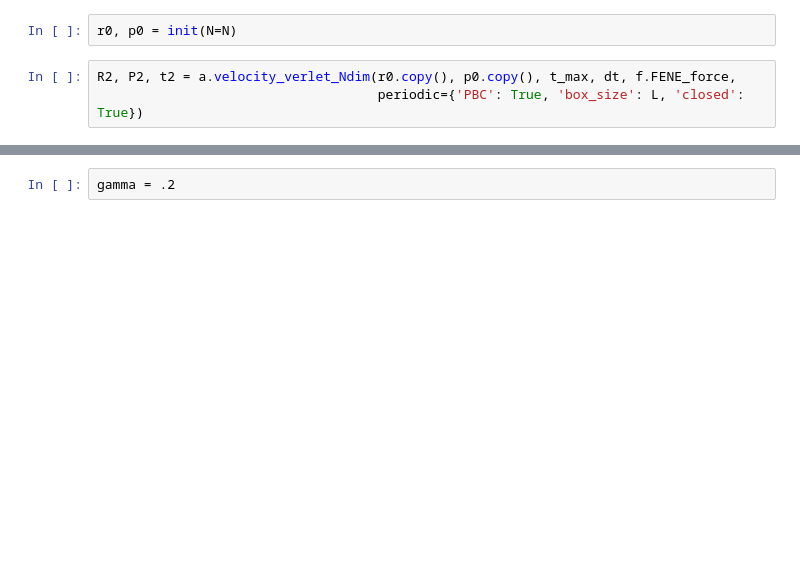
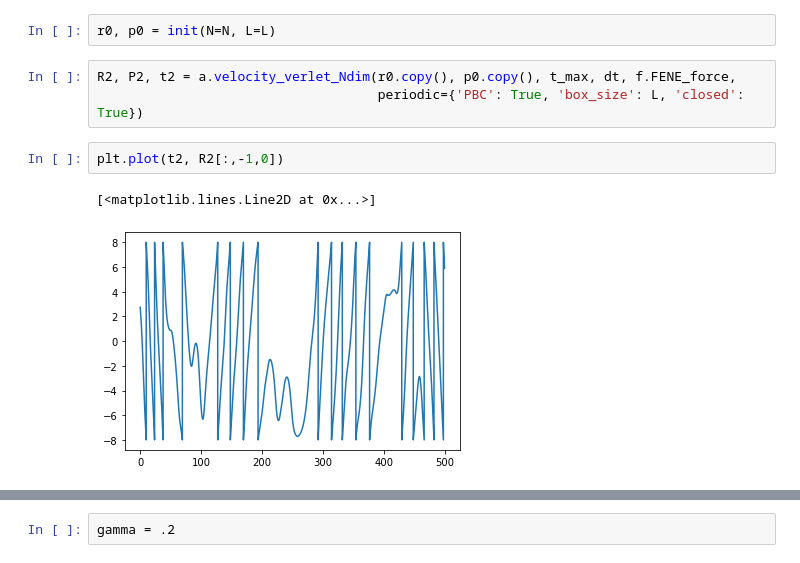
Before and after one commit to e-richter/molecular_simulations, a Jupyter notebook: exam-2.ipynb, the cells around one changed output, grey strips where cells are left out. Drawn from its saved outputs; the diff is of its cells as text; blank space fills up the shorter version.

```diff
--- a/exam-2.ipynb
+++ b/exam-2.ipynb
@@ -85,5 +110,10 @@ L = N*rmax / 3.
 # %%
-r0, p0 = init(N=N)
+r0, p0 = init(N=N, L=L)
 # %%
 R2, P2, t2 = a.velocity_verlet_Ndim(r0.copy(), p0.copy(), t_max, dt, f.FENE_force,
                                     periodic={'PBC': True, 'box_size': L, 'closed': True})
+# %%
+plt.plot(t2, R2[:,-1,0])
+# %% [output]
+[<matplotlib.lines.Line2D at 0x...>]
+[figure, added]
```
Also changed, not shown: parts of 21 cells of this notebook.
